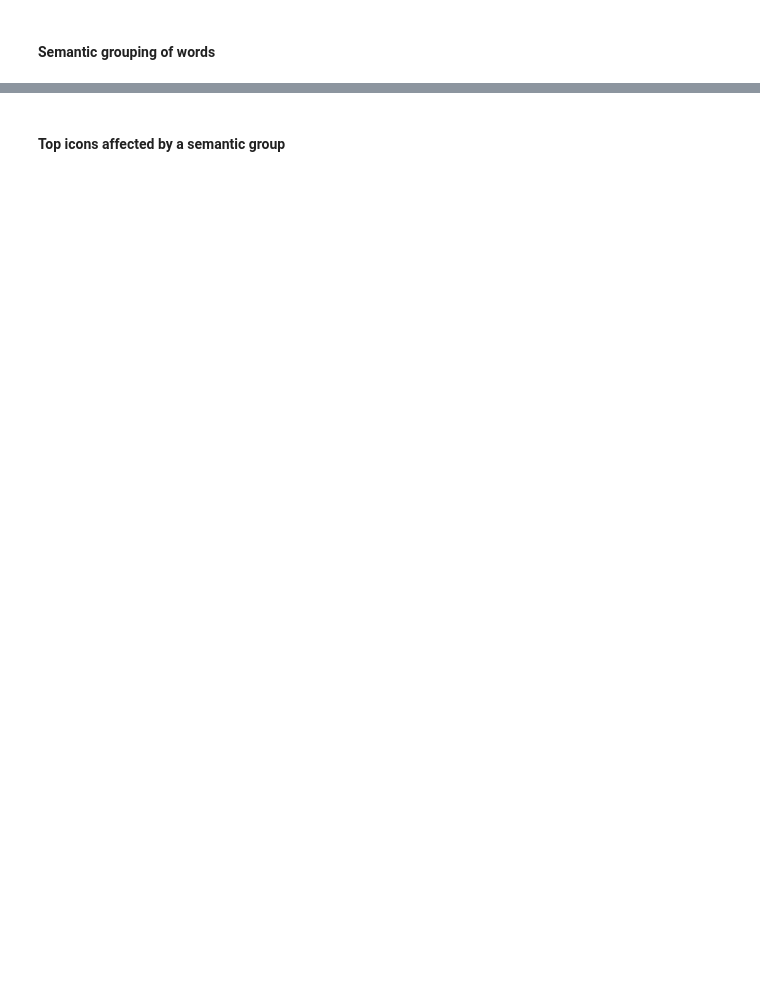
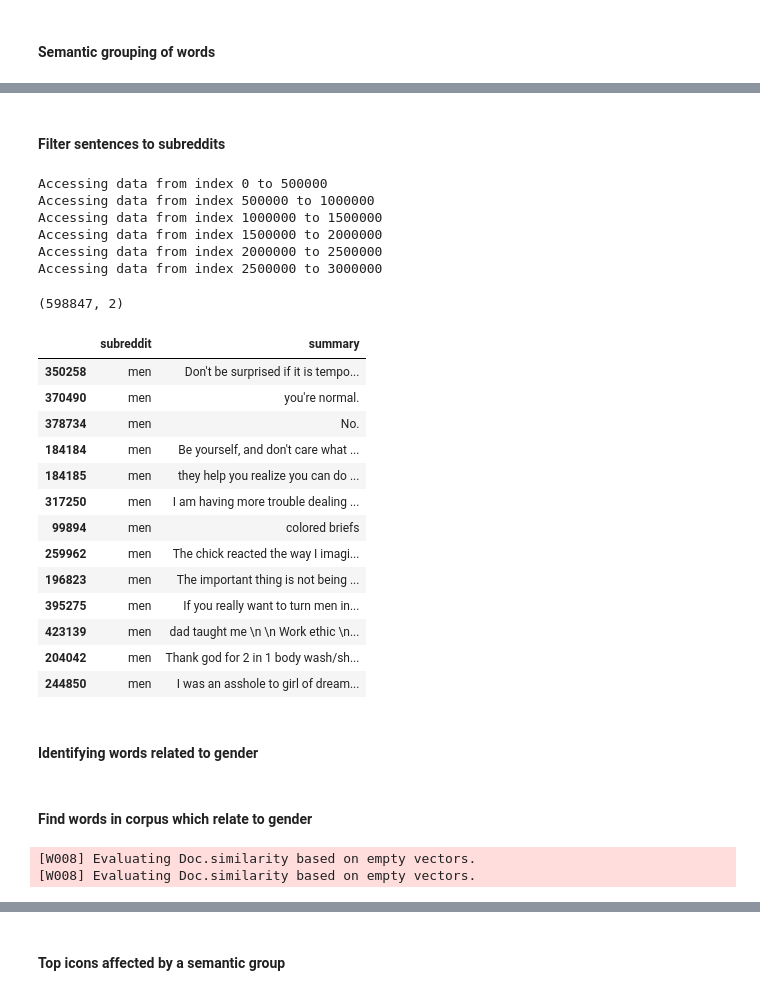
Before and after one commit to vivekchettiar/shap, a Jupyter notebook: notebooks/multiclass_explainer/Text to Icon Reddit.ipynb, the cells around one changed output, grey strips where cells are left out. Drawn from its saved outputs; the diff is of its cells as text; code cells hidden in the pictures; blank space fills up the shorter version.

```diff
--- a/notebooks/multiclass_explainer/Text to Icon Reddit.ipynb
+++ b/notebooks/multiclass_explainer/Text to Icon Reddit.ipynb
@@ -217,0 +168,2 @@ Words: submissive,humiliation,fetish,slut,punishment,forced,ass,fucked,FUCKED,pu
+# %% [markdown]
+#### Filter sentences to subreddits
@@ -217,0 +184,32 @@ Words: submissive,humiliation,fetish,slut,punishment,forced,ass,fucked,FUCKED,pu
+# %%
+df = extract_subreddit_sentences(["gender","men","women","sex","AskReddit"],0,3000000,500000)
+# %% [output]
+Accessing data from index 0 to 500000
+Accessing data from index 500000 to 1000000
+Accessing data from index 1000000 to 1500000
+Accessing data from index 1500000 to 2000000
+Accessing data from index 2000000 to 2500000
+Accessing data from index 2500000 to 3000000
+# %%
+df.shape
+# %% [output]
+(598847, 2)
+# %%
+df[df['subreddit']=="men"][:100]
+# %% [output]
+|  | subreddit | summary |
+| 350258 | men | Don't be surprised if it is tempo... |
+| 370490 | men | you're normal. |
+| 378734 | men | No. |
+| 184184 | men | Be yourself, and don't care what ... |
+| 184185 | men | they help you realize you can do ... |
+| 317250 | men | I am having more trouble dealing ... |
+| 99894 | men | colored briefs |
+| 259962 | men | The chick reacted the way I imagi... |
+| 196823 | men | The important thing is not being ... |
+| 395275 | men | If you really want to turn men in... |
+| 423139 | men | dad taught me \n \n Work ethic \n... |
+| 204042 | men | Thank god for 2 in 1 body wash/sh... |
+| 244850 | men | I was an asshole to girl of dream... |
+# %% [markdown]
+#### Identifying words related to gender
@@ -217,0 +218,9 @@ Words: submissive,humiliation,fetish,slut,punishment,forced,ass,fucked,FUCKED,pu
+# %% [markdown]
+#### Find words in corpus which relate to gender
+# %%
+semantic_groups_ll = ['gender','male','female']
+semantic_groups_dict={}
+semantic_grouping(semantic_groups_ll, df_politics['summary'], topk=50)
+# %% [output]
+[W008] Evaluating Doc.similarity based on empty vectors.
+[W008] Evaluating Doc.similarity based on empty vectors.
```
Also changed, not shown: parts of 32 cells of this notebook, 1 other file.
